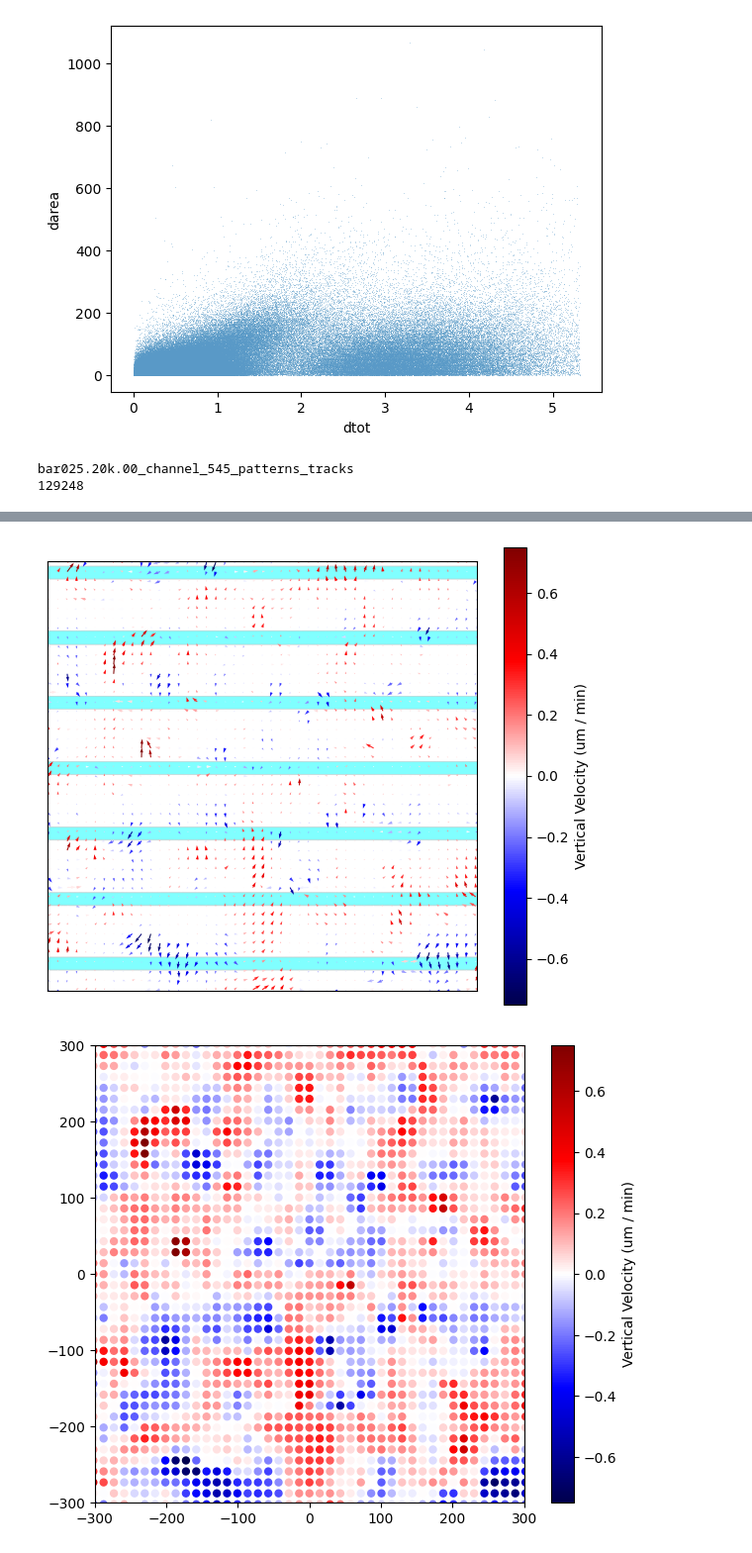
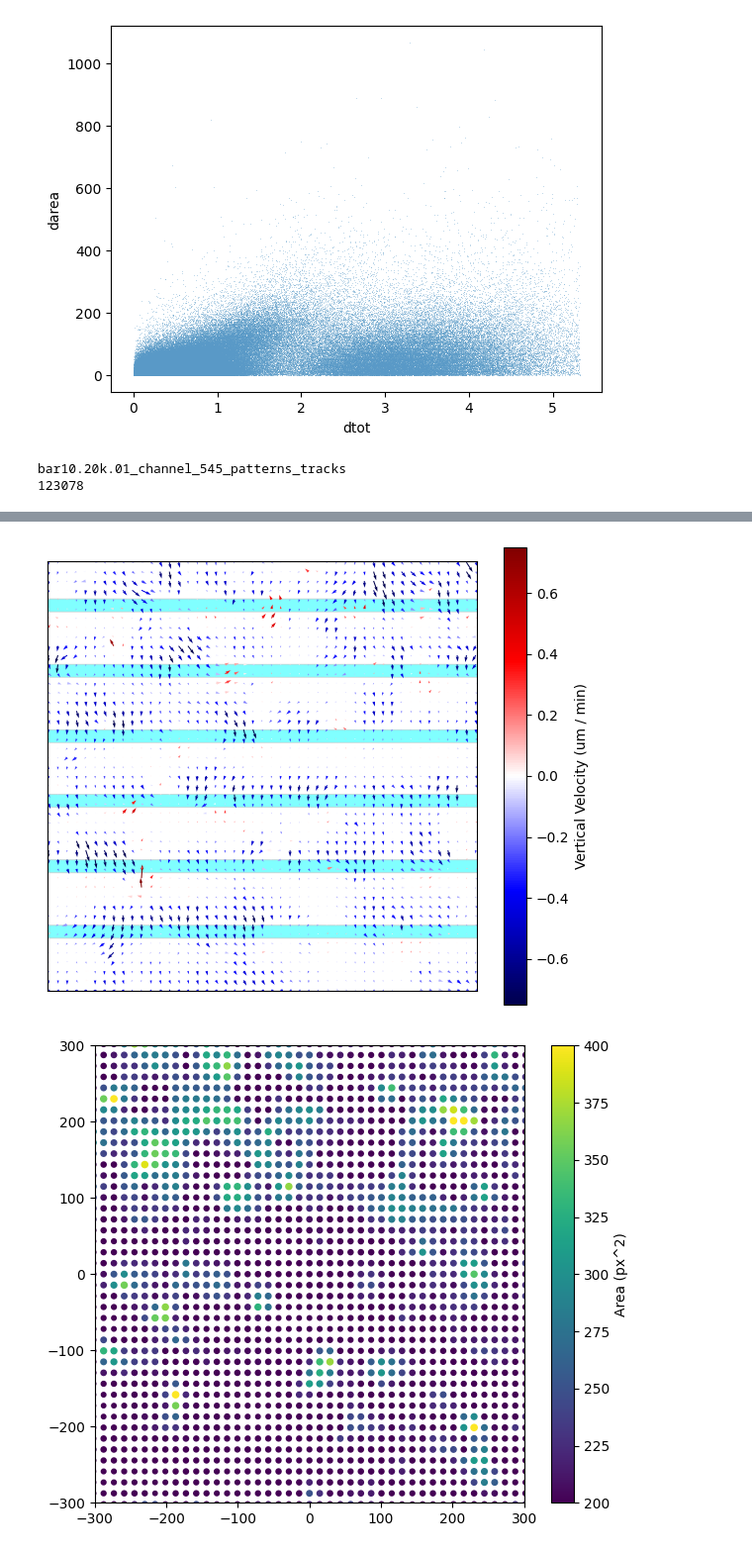
Before and after one commit to Harrison-Oatman/Toettchlab-FBC, a Jupyter notebook: scratch-notebooks/post_tracking_analysis.ipynb, the cells around one changed output, grey strips where cells are left out. Shown at 99% size. Drawn from its saved outputs; the diff is of its cells as text; code cells hidden in the pictures.

```diff
--- a/scratch-notebooks/post_tracking_analysis.ipynb
+++ b/scratch-notebooks/post_tracking_analysis.ipynb
@@ -75,7 +75,7 @@ bar175.20k.01_channel_545_patterns_tracks
 from scipy.spatial.distance import cdist
 import tifffile
 
-k = 2
+k = 13
 
 n_samples = 75
 time = 900
@@ -142,6 +142,7 @@ weights = np.exp(-0.5 * np.square(distances) / np.square(sigma))
 
 dx_weighted = np.mean(weights * df["dx"].values[None, :], axis=1) / np.mean(weights, axis=1)
 dy_weighted = np.mean(weights * df["dy"].values[None, :], axis=1) / np.mean(weights, axis=1)
+area_weighted = np.mean(weights * df["area"].values[None, :], axis=1) / np.mean(weights, axis=1)
 
 
 fig, ax = plt.subplots(figsize=(7, 6))
@@ -166,9 +167,9 @@ plt.show()
 
 # scatterplot of colors
 fig, ax = plt.subplots(figsize=(7, 6))
-q = ax.scatter(X[:, 0], X[:, 1], s=25, c=dy_weighted, cmap="seismic", clim=(-0.75, 0.75))
+q = ax.scatter(X[:, 0], X[:, 1], s=np.sqrt(area_weighted), c=area_weighted, cmap="viridis", clim=(200, 400))
 cbar = fig.colorbar(q, ax=ax, orientation='vertical')
-cbar.set_label('Vertical Velocity (um / min)')
+cbar.set_label('Area (px^2)')
 
 
 ax.set_xlim(-300, 300)
@@ -178,5 +179,5 @@ plt.savefig(save_path / f"local_movement_scatter_{stems[k]}.png", dpi=300)
 
 plt.show()
 # %% [output]
-bar025.20k.00_channel_545_patterns_tracks
-129248
+bar10.20k.01_channel_545_patterns_tracks
+123078
@@ -184,5 +185,5 @@ bar025.20k.00_channel_545_patterns_tracks
-[figure, old version]
+[figure, new version]
-[figure, old version]
+[figure, new version]
 # %%
 from collections import defaultdict
 
```
Also changed, not shown: parts of 1 cell of this notebook.
